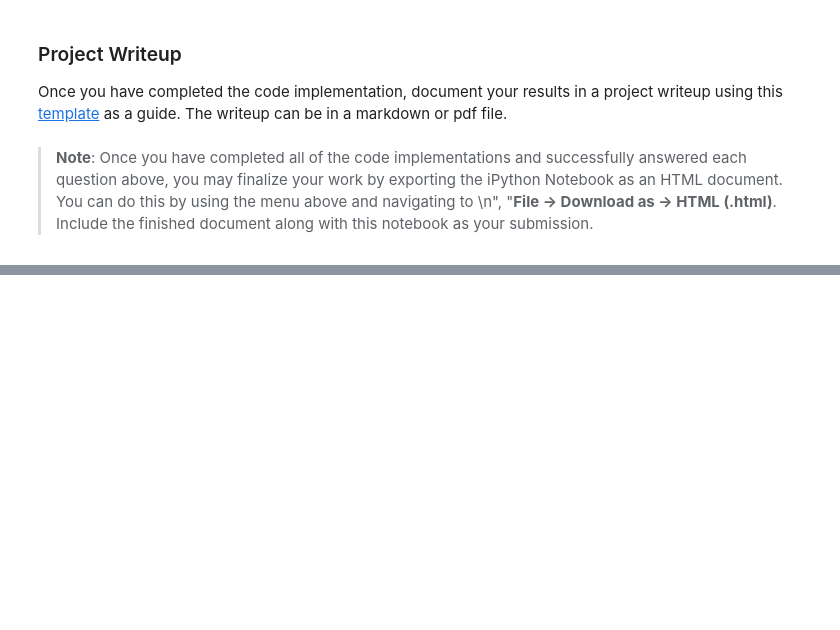
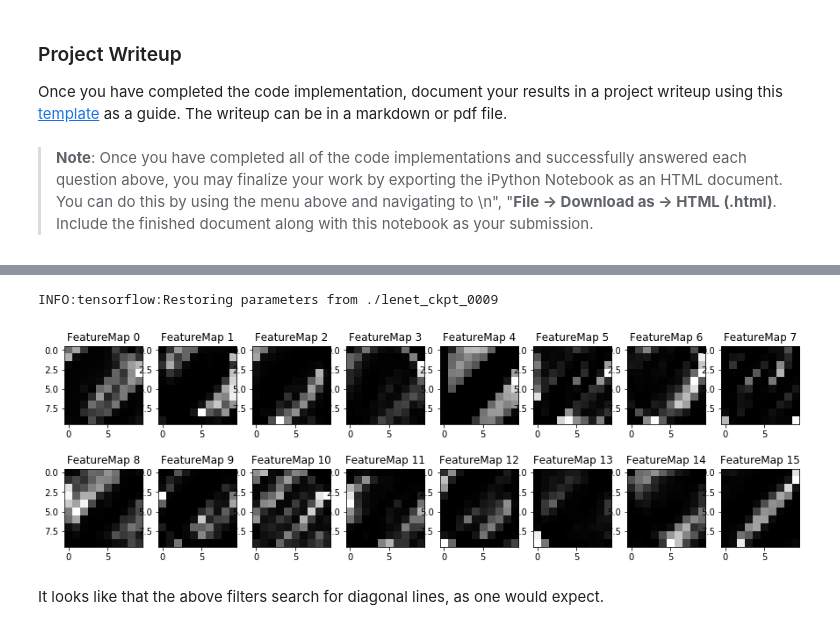
Before and after one commit to logicalelegance/udacity_traffic_signs, a Jupyter notebook: Traffic_Sign_Classifier.ipynb, the cells around one changed output, grey strips where cells are left out. Cells and saved outputs as stored; diff of their text form; code cells hidden in the pictures; blank space fills up the shorter version.

```diff
--- a/Traffic_Sign_Classifier.ipynb
+++ b/Traffic_Sign_Classifier.ipynb
@@ -601,0 +630,11 @@ AttributeError: 'str' object has no attribute 'eval'
+# %%
+with tf.Session() as sess:
+
+  # Restore variables from disk.
+  saver.restore(sess, "./lenet_ckpt_0009")
+  outputFeatureMap([signs_normal[0]], conv2)
+# %% [output]
+INFO:tensorflow:Restoring parameters from ./lenet_ckpt_0009
+[figure, added]
+# %% [markdown]
+It looks like that the above filters search for diagonal lines, as one would expect.
```
Also changed, not shown: parts of 10 cells of this notebook, 1 other file.
